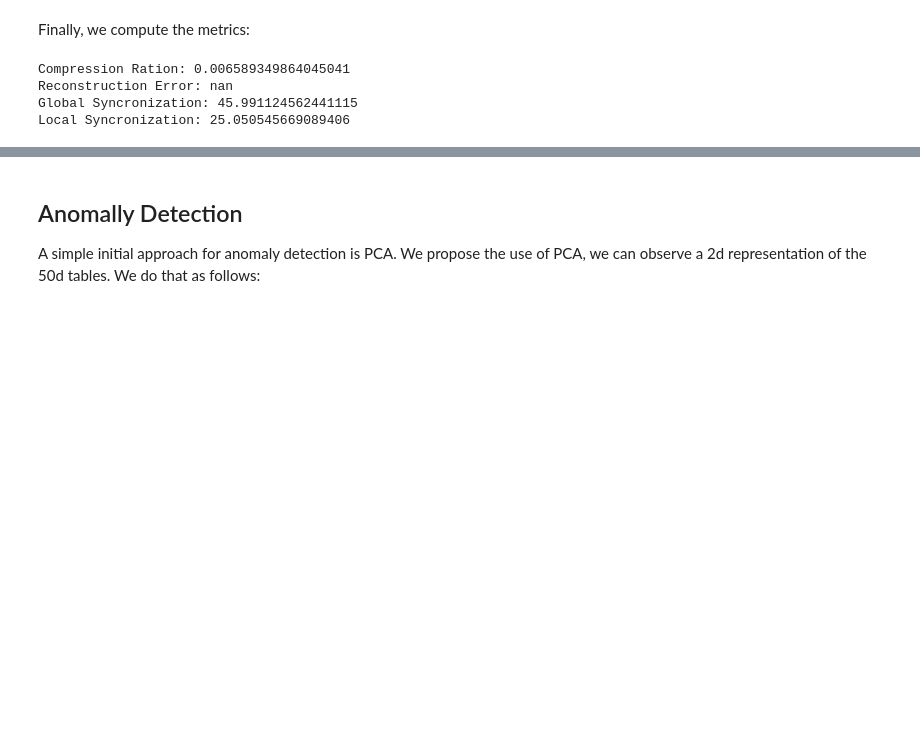
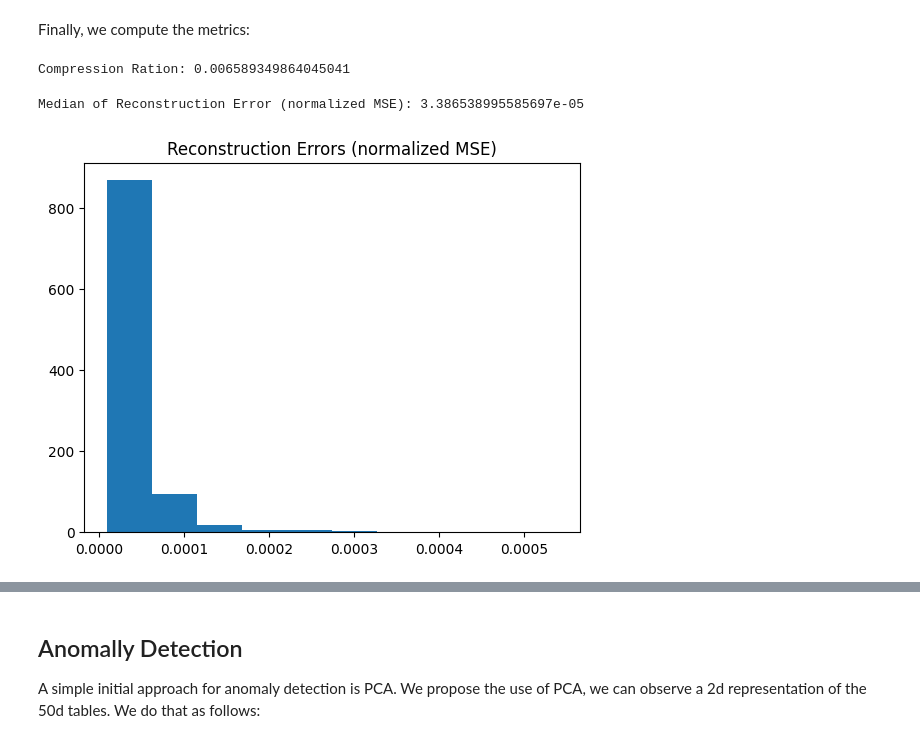
Before and after one commit to fredsonaguiar/descriptive-statistics-uspn-final, a Jupyter notebook: descriptive-statistics-uspn-final-project.ipynb, the cells around one changed output, grey strips where cells are left out. Drawn from its saved outputs; the diff is of its cells as text; code cells hidden in the pictures; blank space fills up the shorter version.

```diff
--- a/descriptive-statistics-uspn-final-project.ipynb
+++ b/descriptive-statistics-uspn-final-project.ipynb
@@ -516,20 +531,20 @@ plt.show()
 # %% [markdown]
 Finally, we compute the metrics:
 # %%
-simple_compression_ration = compute_compression_ratio(cleanstore, simple_table)
-simple_reconstruction_error = compute_reconstruction_error(cleanstore, 'ALT [ft]',
-                                                           simple_table,
-                                                           simple_metadata,
-                                                           simple_vector_to_flight)
-simple_global_syncronization = compute_global_syncronization(simple_table)
-simple_local_syncronization = compute_local_syncronization(simple_table)
-
-print("Compression Ration:", simple_compression_ration)
-print("Reconstruction Error:", simple_reconstruction_error)
-print("Global Syncronization:", simple_global_syncronization)
-print("Local Syncronization:", simple_local_syncronization)
+compression_ration = compute_compression_ratio(cleanstore, simple_table)
+print("Compression Ration:", compression_ration)
 # %% [output]
 Compression Ration: 0.006589349864045041
-Reconstruction Error: nan
-Global Syncronization: 45.991124562441115
-Local Syncronization: 25.050545669089406
+# %%
+reconstruction_error = compute_reconstruction_error(
+    cleanstore, 'ALT [ft]', simple_table, simple_metadata, simple_vector_to_flight)
+
+reconstruction_error_med = np.median(reconstruction_error)
+print("Median of Reconstruction Error (normalized MSE):", reconstruction_error_med)
+
+plt.hist(reconstruction_error)
+plt.title("Reconstruction Errors (normalized MSE)")
+plt.show()
+# %% [output]
+Median of Reconstruction Error (normalized MSE): 3.386538995585697e-05
+[figure, added]
```
Also changed, not shown: parts of 6 cells of this notebook.
